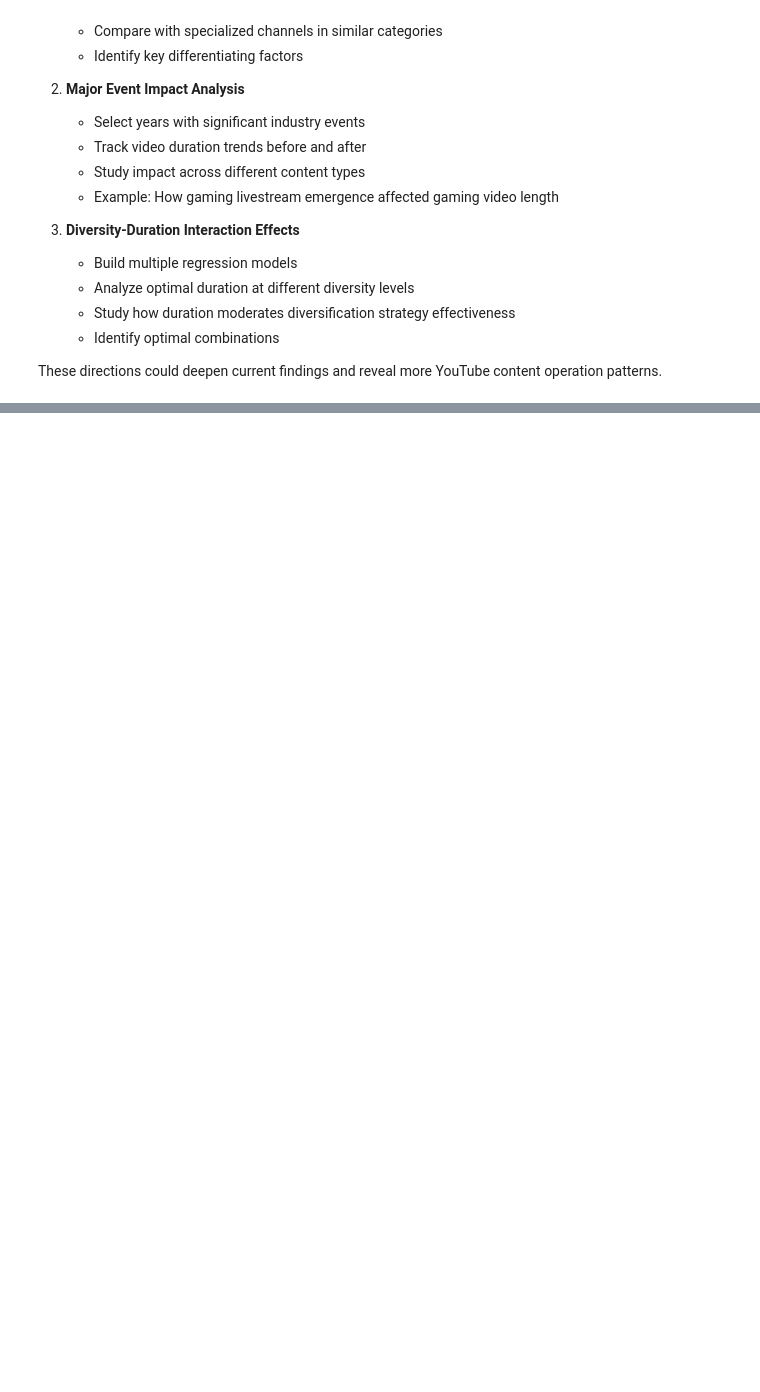
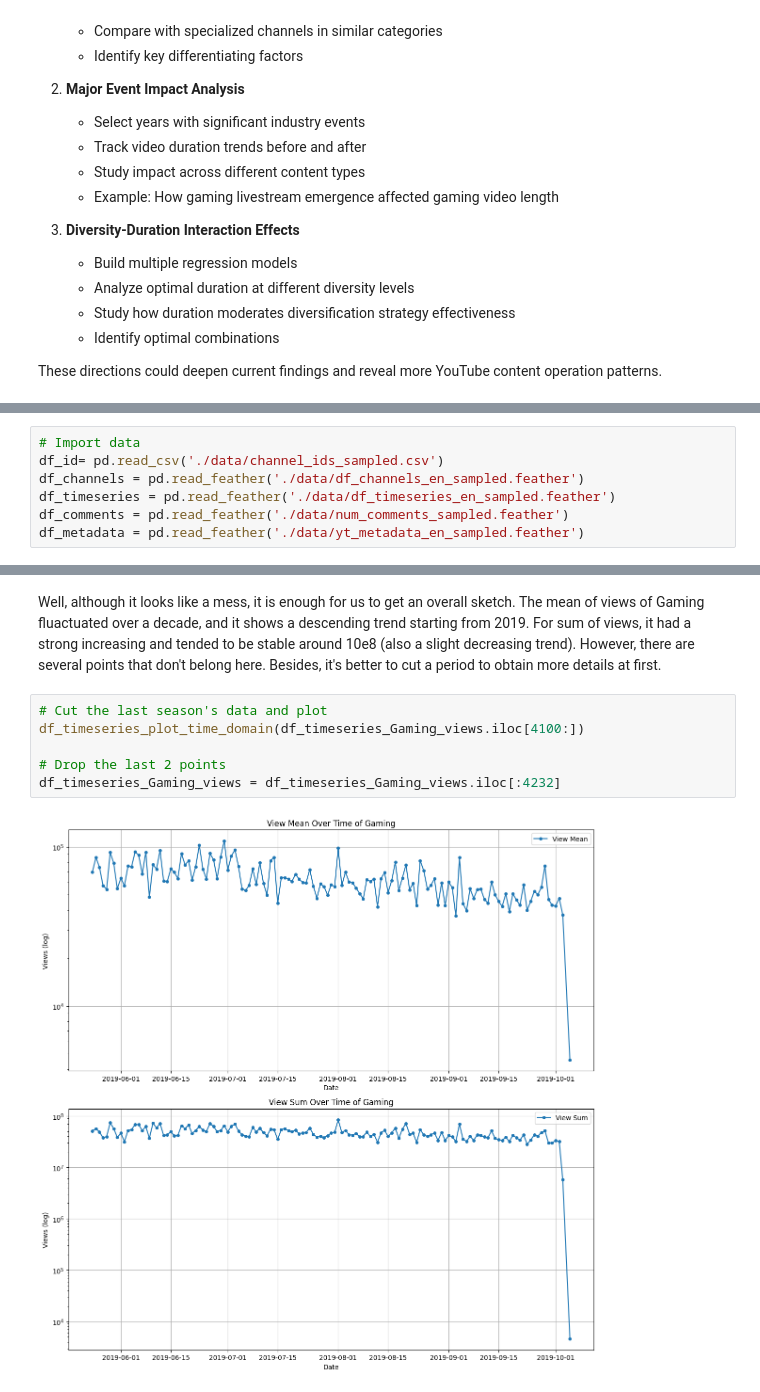
Before and after one commit to NecoJac/ada-2024-project-laughtodeath666, a Jupyter notebook: results.ipynb, the cells around one changed output, grey strips where cells are left out. Drawn from its saved outputs; the diff is of its cells as text; blank space fills up the shorter version.

```diff
--- a/results.ipynb
+++ b/results.ipynb
@@ -632,0 +643,7 @@ These directions could deepen current findings and reveal more YouTube content o
+# %%
+# Import data
+df_id= pd.read_csv('./data/channel_ids_sampled.csv')
+df_channels = pd.read_feather('./data/df_channels_en_sampled.feather')
+df_timeseries = pd.read_feather('./data/df_timeseries_en_sampled.feather')
+df_comments = pd.read_feather('./data/num_comments_sampled.feather')
+df_metadata = pd.read_feather('./data/yt_metadata_en_sampled.feather')
@@ -632,0 +714,10 @@ These directions could deepen current findings and reveal more YouTube content o
+# %% [markdown]
+Well, although it looks like a mess, it is enough for us to get an overall sketch. The mean of views of Gaming fluactuated over a decade, and it shows a descending trend starting from 2019. For sum of views, it had a strong increasing and tended to be stable around 10e8 (also a slight decreasing trend). However, there are several points that don't belong here. Besides, it's better to cut a period to obtain more details at first.
+# %%
+# Cut the last season's data and plot
+df_timeseries_plot_time_domain(df_timeseries_Gaming_views.iloc[4100:])
+
+# Drop the last 2 points
+df_timeseries_Gaming_views = df_timeseries_Gaming_views.iloc[:4232]
+# %% [output]
+[figure, added]
```
Also changed, not shown: parts of 71 cells of this notebook, 4 other files.
